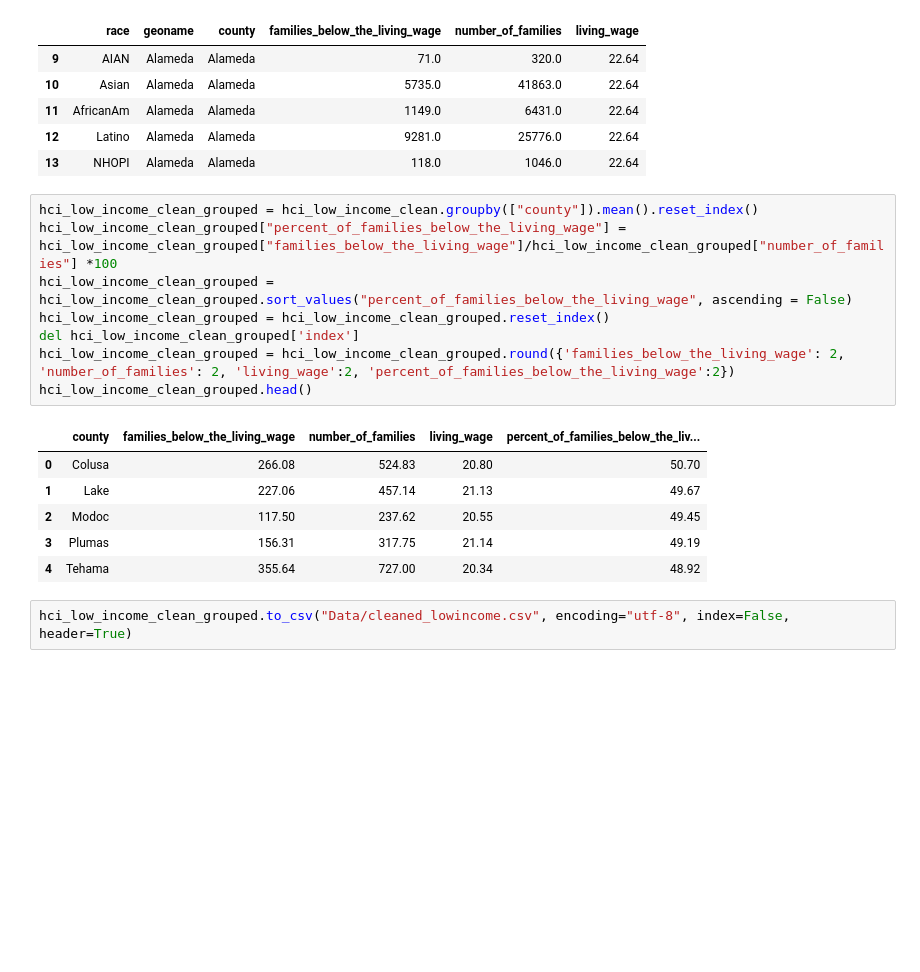
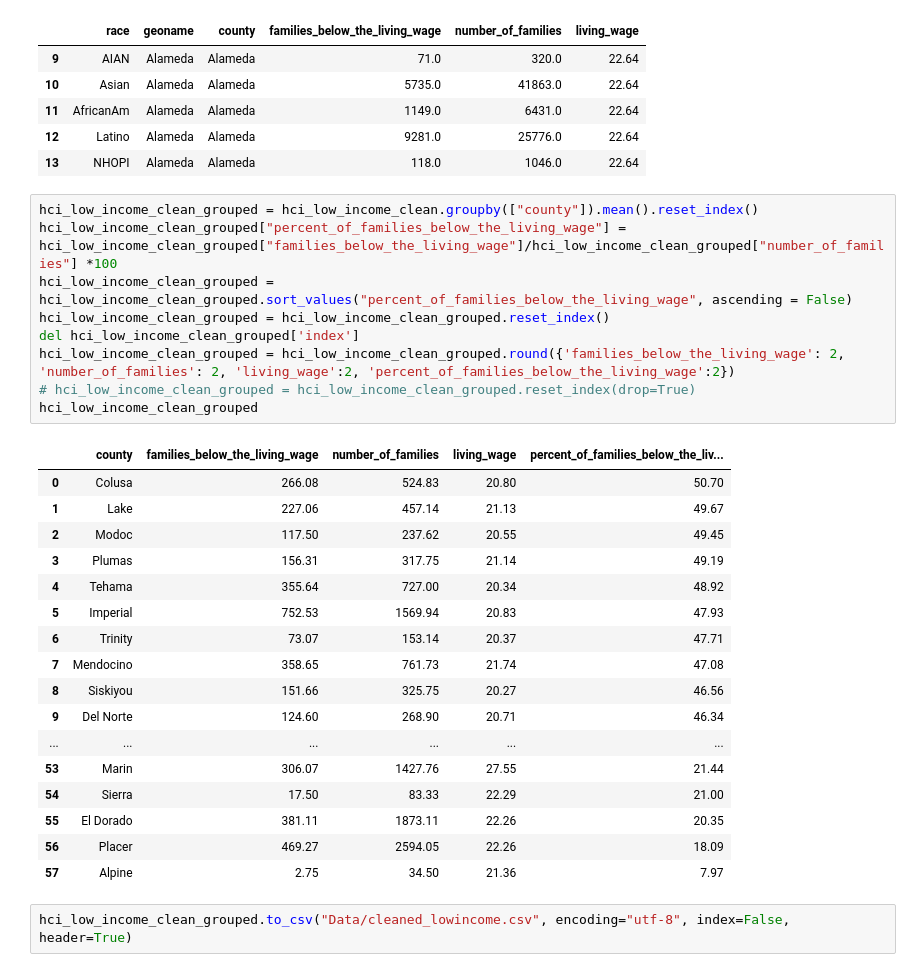
Before and after one commit to ssugiura47/Healthcare_LowIncome, a Jupyter notebook: backup.ipynb, the cells around one changed output. Drawn from its saved outputs; the diff is of its cells as text; blank space fills up the shorter version.

Commit message:
no index

```diff
--- a/backup.ipynb
+++ b/backup.ipynb
@@ -24,18 +24,30 @@ hci_low_income_clean.head()
 # %%
 hci_low_income_clean_grouped = hci_low_income_clean.groupby(["county"]).mean().reset_index()
 hci_low_income_clean_grouped["percent_of_families_below_the_living_wage"] = hci_low_income_clean_grouped["families_below_the_living_wage"]/hci_low_income_clean_grouped["number_of_families"] *100
 hci_low_income_clean_grouped = hci_low_income_clean_grouped.sort_values("percent_of_families_below_the_living_wage", ascending = False)
 hci_low_income_clean_grouped = hci_low_income_clean_grouped.reset_index()
 del hci_low_income_clean_grouped['index']
 hci_low_income_clean_grouped = hci_low_income_clean_grouped.round({'families_below_the_living_wage': 2, 'number_of_families': 2, 'living_wage':2, 'percent_of_families_below_the_living_wage':2})
-hci_low_income_clean_grouped.head()
+# hci_low_income_clean_grouped = hci_low_income_clean_grouped.reset_index(drop=True)
+hci_low_income_clean_grouped
 # %% [output]
 |  | county | families_below_the_living_wage | number_of_families | living_wage | percent_of_families_below_the_liv... |
 | 0 | Colusa | 266.08 | 524.83 | 20.80 | 50.70 |
 | 1 | Lake | 227.06 | 457.14 | 21.13 | 49.67 |
 | 2 | Modoc | 117.50 | 237.62 | 20.55 | 49.45 |
 | 3 | Plumas | 156.31 | 317.75 | 21.14 | 49.19 |
 | 4 | Tehama | 355.64 | 727.00 | 20.34 | 48.92 |
+| 5 | Imperial | 752.53 | 1569.94 | 20.83 | 47.93 |
+| 6 | Trinity | 73.07 | 153.14 | 20.37 | 47.71 |
+| 7 | Mendocino | 358.65 | 761.73 | 21.74 | 47.08 |
+| 8 | Siskiyou | 151.66 | 325.75 | 20.27 | 46.56 |
+| 9 | Del Norte | 124.60 | 268.90 | 20.71 | 46.34 |
+| ... | ... | ... | ... | ... | ... |
+| 53 | Marin | 306.07 | 1427.76 | 27.55 | 21.44 |
+| 54 | Sierra | 17.50 | 83.33 | 22.29 | 21.00 |
+| 55 | El Dorado | 381.11 | 1873.11 | 22.26 | 20.35 |
+| 56 | Placer | 469.27 | 2594.05 | 22.26 | 18.09 |
+| 57 | Alpine | 2.75 | 34.50 | 21.36 | 7.97 |
 # %%
 hci_low_income_clean_grouped.to_csv("Data/cleaned_lowincome.csv", encoding="utf-8", index=False, header=True)
 # %%
```
Also changed, not shown: parts of 2 cells of this notebook, 1 other file.
